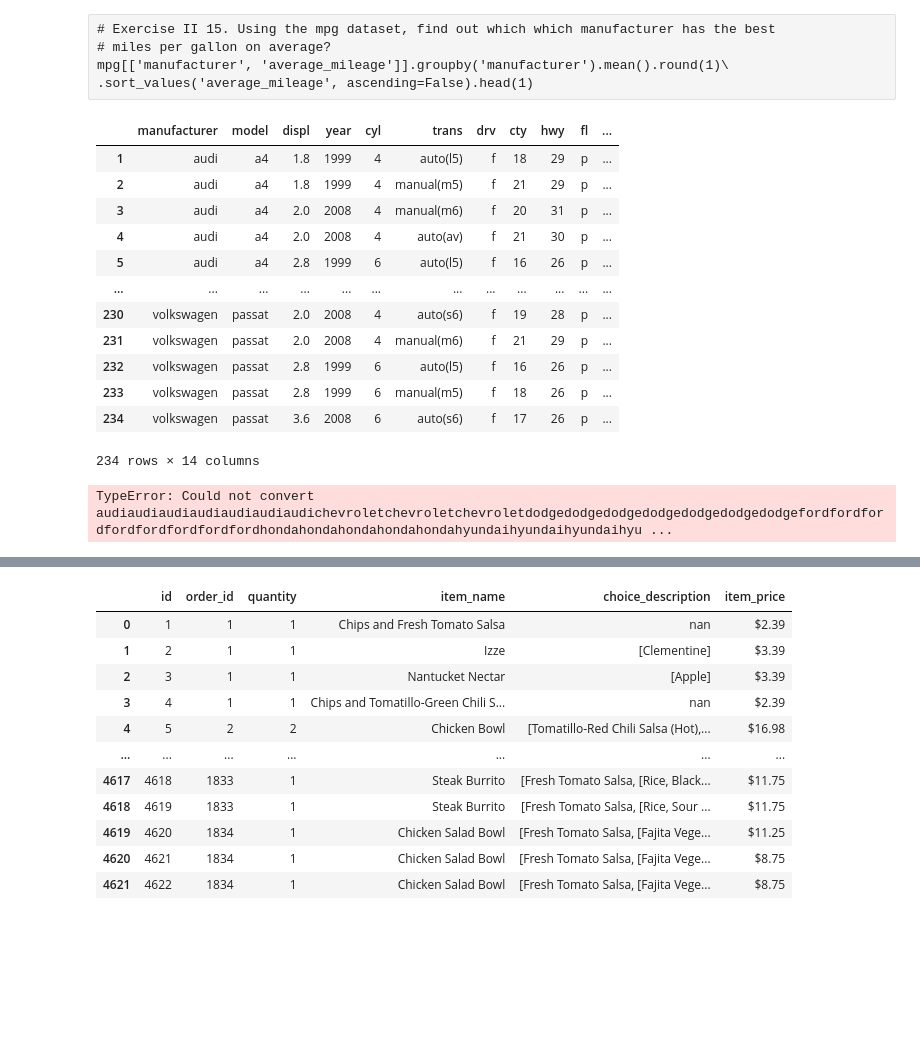
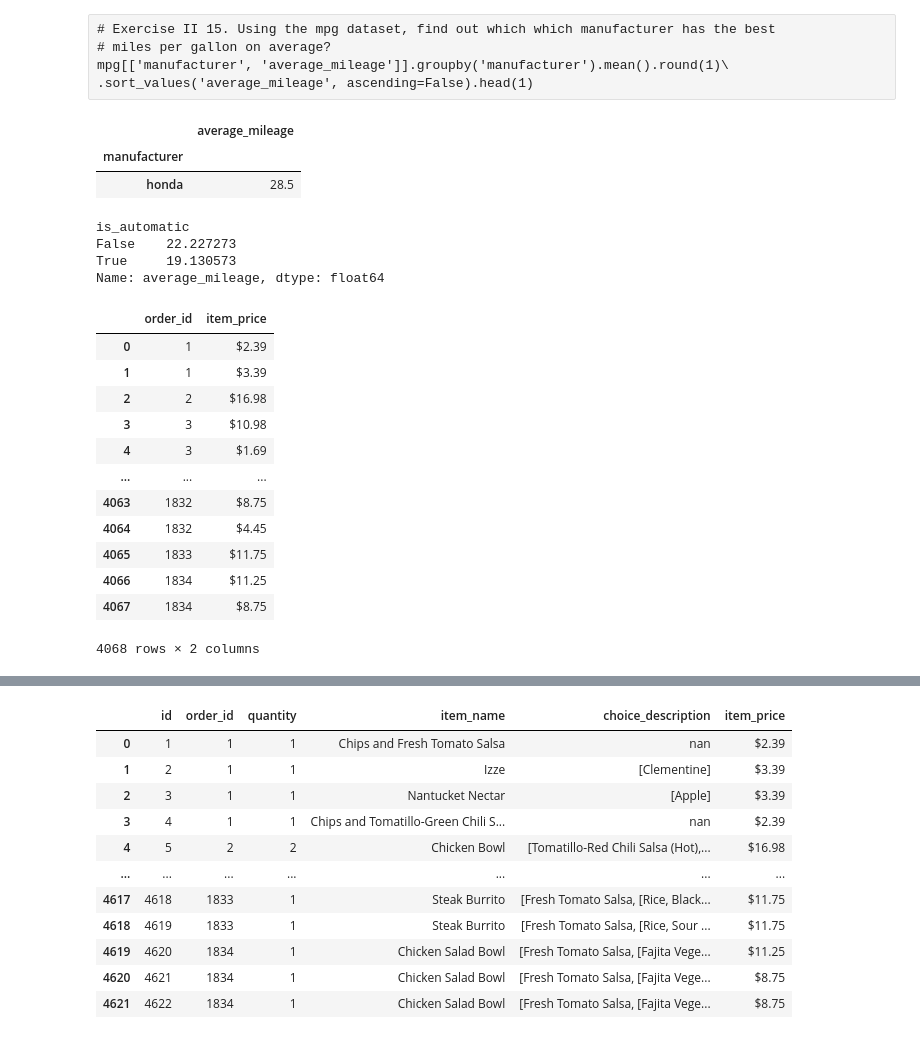
Before and after one commit to nomer-evangelista/ds-libraries-exercises, a Jupyter notebook: advanced_dataframes.ipynb, the cells around one changed output, grey strips where cells are left out. Saved outputs shown, nothing was run; the diff lists cells and outputs as text; code cells hidden in the pictures; blank space fills up the shorter version.

```diff
--- a/advanced_dataframes.ipynb
+++ b/advanced_dataframes.ipynb
@@ -449,27 +453,21 @@ mpg
 # miles per gallon on average?
 mpg[['manufacturer', 'average_mileage']].groupby('manufacturer').mean().round(1)\
 .sort_values('average_mileage', ascending=False).head(1)
-# %%
-mpg #[['manufacturer', average_mileage]]
-# %% [output]
-|  | manufacturer | model | displ | year | cyl | trans | drv | cty | hwy | fl | ... |
-| 1 | audi | a4 | 1.8 | 1999 | 4 | auto(l5) | f | 18 | 29 | p | ... |
-| 2 | audi | a4 | 1.8 | 1999 | 4 | manual(m5) | f | 21 | 29 | p | ... |
-| 3 | audi | a4 | 2.0 | 2008 | 4 | manual(m6) | f | 20 | 31 | p | ... |
-| 4 | audi | a4 | 2.0 | 2008 | 4 | auto(av) | f | 21 | 30 | p | ... |
-| 5 | audi | a4 | 2.8 | 1999 | 6 | auto(l5) | f | 16 | 26 | p | ... |
-| ... | ... | ... | ... | ... | ... | ... | ... | ... | ... | ... | ... |
-| 230 | volkswagen | passat | 2.0 | 2008 | 4 | auto(s6) | f | 19 | 28 | p | ... |
-| 231 | volkswagen | passat | 2.0 | 2008 | 4 | manual(m6) | f | 21 | 29 | p | ... |
-| 232 | volkswagen | passat | 2.8 | 1999 | 6 | auto(l5) | f | 16 | 26 | p | ... |
-| 233 | volkswagen | passat | 2.8 | 1999 | 6 | manual(m5) | f | 18 | 26 | p | ... |
-| 234 | volkswagen | passat | 3.6 | 2008 | 6 | auto(s6) | f | 17 | 26 | p | ... |
-234 rows × 14 columns
+# %%
+mpg[['manufacturer', 'average_mileage']].groupby('manufacturer').mean().round(1)\
+.sort_values('average_mileage', ascending=False).head(1)
+# %% [output]
+|  | average_mileage |
+| manufacturer |  |
+| honda | 28.5 |
 # %%
 # Exercise II 16. Do automatic or manual cars have better miles per gallon?
-mpg.groupby('is_automatic').mean().average_mileage
+mpg.groupby('is_automatic').average_mileage.mean()
 # %% [output]
-TypeError: Could not convert audiaudiaudiaudiaudiaudiaudichevroletchevroletchevroletdodgedodgedodgedodgedodgedodgedodgefordfordfordfordfordfordfordfordhondahondahondahondahondahyundaihyundaihyundaihyu ...
+is_automatic
+False    22.227273
+True     19.130573
+Name: average_mileage, dtype: float64
 # %%
 # Exercise III 1. Use your get_db_url function to help you explore the data from the chipotle database.
 def get_db_url(user, password, host, database):
@@ -479,6 +477,21 @@ chipotle_url = get_db_url(env.user, env.password, env.host, 'chipotle')
 # %%
 # Exercise III 2. What is the total price for each order?
 new_chipotle = pd.read_sql('''SELECT DISTINCT order_id, item_price
             FROM orders
             ''' , chipotle_url)
+new_chipotle
+# %% [output]
+|  | order_id | item_price |
+| 0 | 1 | $2.39 |
+| 1 | 1 | $3.39 |
+| 2 | 2 | $16.98 |
+| 3 | 3 | $10.98 |
+| 4 | 3 | $1.69 |
+| ... | ... | ... |
+| 4063 | 1832 | $8.75 |
+| 4064 | 1832 | $4.45 |
+| 4065 | 1833 | $11.75 |
+| 4066 | 1834 | $11.25 |
+| 4067 | 1834 | $8.75 |
+4068 rows × 2 columns
 # %%
```
Also changed, not shown: parts of 21 cells of this notebook, 2 other files.
